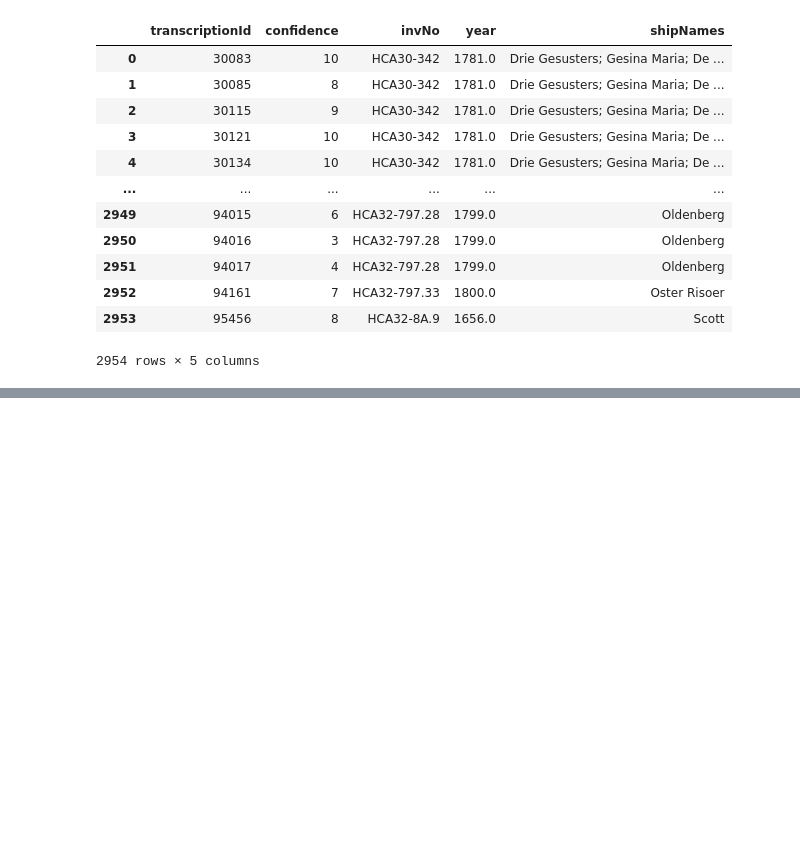
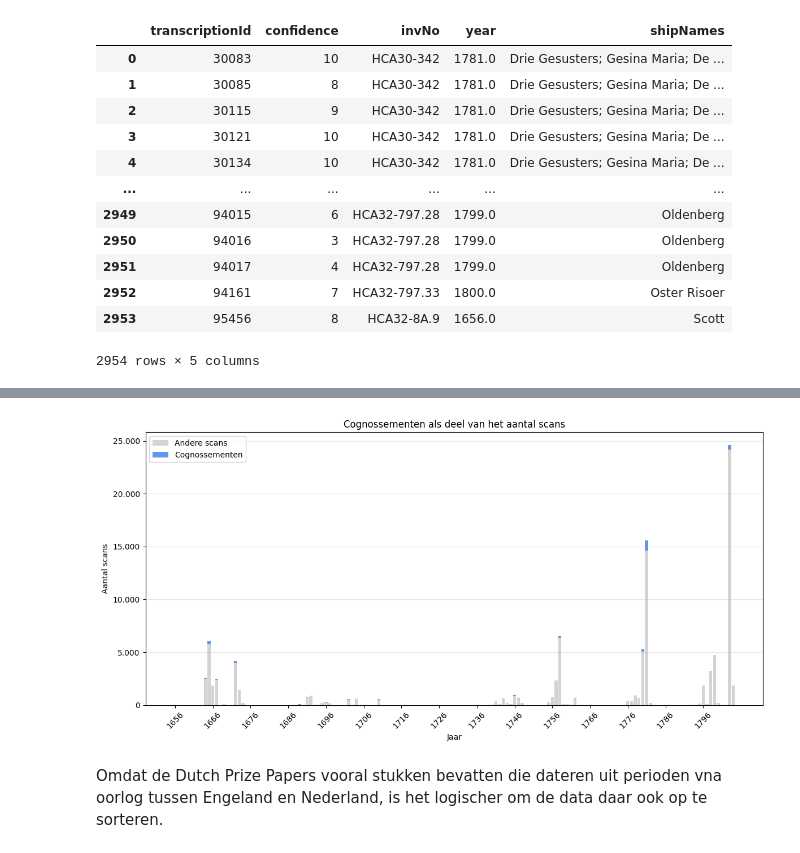
Before and after one commit to gjdekok/cognossementen, a Jupyter notebook: cognossementen.ipynb, the cells around one changed output, grey strips where cells are left out. Saved outputs shown, nothing was run; the diff lists cells and outputs as text; code cells hidden in the pictures; blank space fills up the shorter version.

```diff
--- a/cognossementen.ipynb
+++ b/cognossementen.ipynb
@@ -185,0 +223,36 @@ results_df
+# %%
+import matplotlib.ticker as mticker  # Voor decimale separators
+
+# We maken een kolom met alle scans waarvan we vermoeden dat het geen cognossementen zijn
+merged['other_docs'] = merged['total_documents'] - merged['aantal cognossementen']
+
+x = range(len(merged))
+
+plt.figure(figsize=(12, 6))
+
+# Die geven we apart weer
+plt.bar(x, merged['other_docs'],
+        color='lightgray',
+        width=0.8,
+        label='Andere scans')
+
+# Zodat we de cognossementen erboven kunnen weergeven
+plt.bar(x, merged['aantal cognossementen'],
+        bottom=merged['other_docs'],
+        color='cornflowerblue',
+        width=0.8,
+        label='Cognossementen')
+
+plt.xlabel('Jaar')
+plt.ylabel('Aantal scans')
+plt.title('Cognossementen als deel van het aantal scans')
+plt.xticks(x[::10], merged['year'][::10], rotation=45)
+plt.legend()
+plt.gca().get_yaxis().set_major_formatter(mticker.FuncFormatter(lambda x, _: f'{x:,.0f}'.replace(',', '.')))
+plt.grid(axis='y', alpha=0.3)
+plt.tight_layout()
+plt.show()
+# %% [output]
+[figure, added]
+# %% [markdown]
+Omdat de Dutch Prize Papers vooral stukken bevatten die dateren uit perioden vna oorlog tussen Engeland en Nederland, is het logischer om de data daar ook op te sorteren.
```
Also changed, not shown: parts of 9 cells of this notebook.
